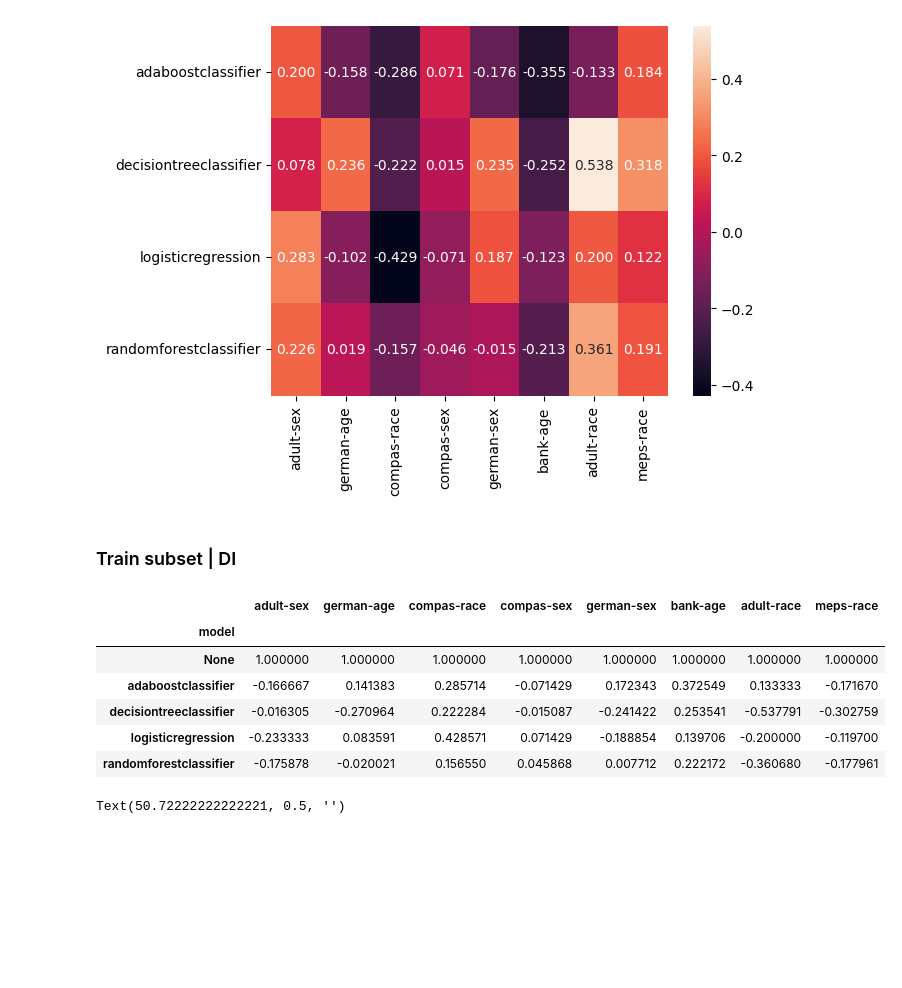
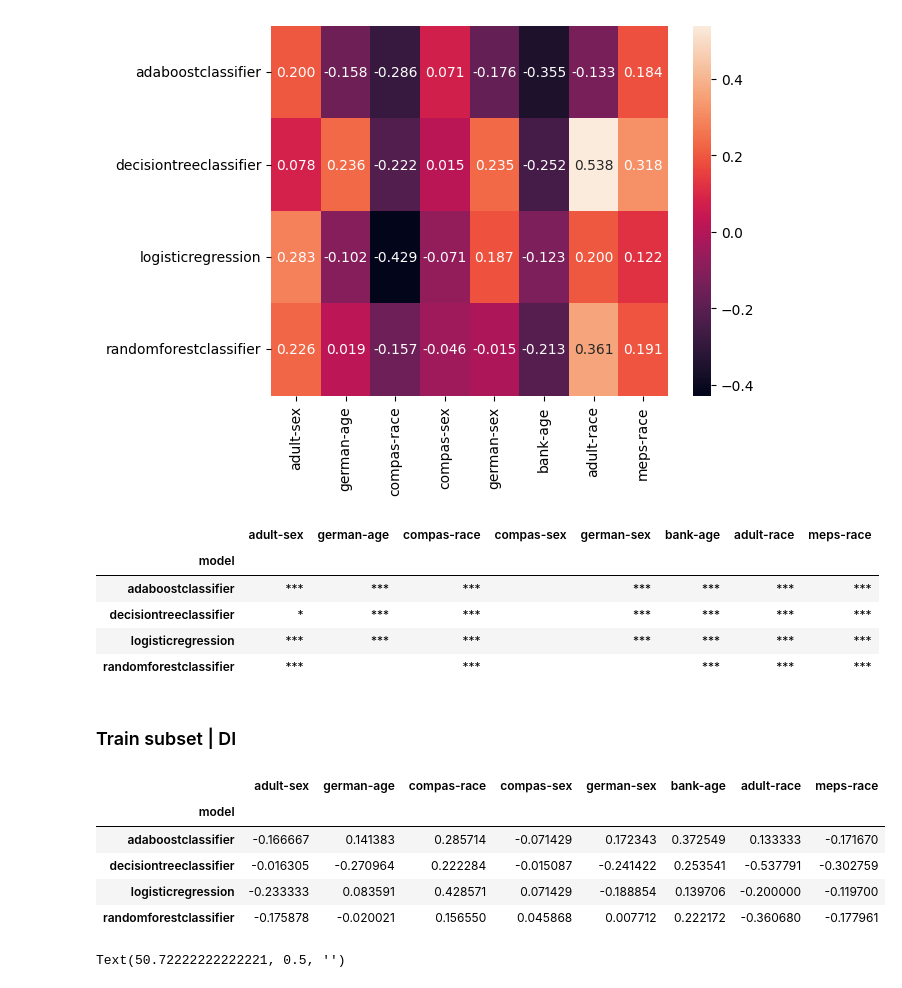
Before and after one commit to arumoy-shome/shome2022qualitative, a Jupyter notebook: docs/exp-feature-sets.ipynb, the cells around one changed output. Drawn from its saved outputs; the diff is of its cells as text; code cells hidden in the pictures; blank space fills up the shorter version.

```diff
--- a/docs/exp-feature-sets.ipynb
+++ b/docs/exp-feature-sets.ipynb
@@ -259,12 +263,17 @@ We will create individual tables for each fairness metric (DI & SPD) calculated
 ### Test subset | DI
 # %%
 # test subset | DI
+from scipy.stats import spearmanr
+
 corr = pd.DataFrame(columns=datasets)
+corr_pvalues = pd.DataFrame(columns=datasets)
+
 for d in datasets:
     _ = data[
             (data["dataset_label"] == d) &
             (data["subset_label"] == "test")
         ]
+    _ = _.sort_values(by="num_features")
     _pivots = []
     for n in _["num_features"].unique().tolist():
         _pivots.append(pd.pivot(
@@ -274,8 +283,16 @@ for d in datasets:
             values="disparate_impact",
         ))
         # select the first column
-        corr["{}".format(d)] = pd.concat(_pivots).corr(method="spearman").loc[:, "None"]
+        # corr["{}".format(d)] = pd.concat(_pivots).corr(method="spearman").loc[:, "None"]
+    pivoted = pd.concat(_pivots)
+    c, p = spearmanr(pivoted)
+    corr[d] = c[:, 0]
+    corr_pvalues[d] = p[:, 0]
 
+corr = corr.set_axis(pivoted.columns, axis=0, copy=False)
+corr = corr.drop("None")
+corr_pvalues = corr_pvalues.set_axis(pivoted.columns, axis=0, copy=False)
+corr_pvalues = corr_pvalues.drop("None")
 corr
 # %% [output]
 |  | adult-sex | german-age | compas-race | compas-sex | german-sex | bank-age | adult-race | meps-race |
@@ -298,46 +314,64 @@ ax.set_ylabel(None)
 # %% [output]
 Text(50.72222222222221, 0.5, '')
 [figure]
+# %%
+corr_pvalues.applymap(
+    lambda x: ''.join(['*' for t in [0.01,0.05,0.1] if x<=t])
+)
+# %% [output]
+|  | adult-sex | german-age | compas-race | compas-sex | german-sex | bank-age | adult-race | meps-race |
+| model |  |  |  |  |  |  |  |  |
+| adaboostclassifier | *** | *** | *** |  | *** | *** | *** | *** |
+| decisiontreeclassifier | * | *** | *** |  | *** | *** | *** | *** |
+| logisticregression | *** | *** | *** |  | *** | *** | *** | *** |
+| randomforestclassifier | *** |  | *** |  |  | *** | *** | *** |
 # %% [markdown]
 ### Train subset | DI
 # %%
 # train subset | DI
 corr = pd.DataFrame(columns=datasets)
+corr_pvalues = pd.DataFrame(columns=datasets)
 _frames = []
 
 # grab the train data fairness metrics
 _ = data[
     (data["model"] == "None") &
     (data["subset_label"] == "train")
 ]
 _frames.append(_)
 
 # grab the model metrics
 _ = data[(data["model"] != "None")]
 _frames.append(_)
 
 frames = pd.concat(_frames)
 
 for d in datasets:
     _ = frames[
             (frames["dataset_label"] == d)
         ]
+    _ = _.sort_values(by="num_features")
     _pivots = []
     for n in _["num_features"].unique().tolist():
         _pivots.append(pd.pivot(
             data=_[_["num_features"] == n],
             index="iteration",
             columns="model",
             values="disparate_impact",
         ))
-        # select the first column
-        corr["{}".format(d)] = pd.concat(_pivots).corr(method="spearman").loc[:, "None"]
+    pivoted = pd.concat(_pivots)
+    c, p = spearmanr(pivoted)
+    corr[d] = c[:, 0]
+    corr_pvalues[d] = p[:, 0]
 
+corr = corr.set_axis(pivoted.columns, axis=0, copy=False)
+corr = corr.drop("None")
+corr_pvalues = corr_pvalues.set_axis(pivoted.columns, axis=0, copy=False)
+corr_pvalues = corr_pvalues.drop("None")
 corr
 # %% [output]
 |  | adult-sex | german-age | compas-race | compas-sex | german-sex | bank-age | adult-race | meps-race |
 | model |  |  |  |  |  |  |  |  |
-| None | 1.000000 | 1.000000 | 1.000000 | 1.000000 | 1.000000 | 1.000000 | 1.000000 | 1.000000 |
 | adaboostclassifier | -0.166667 | 0.141383 | 0.285714 | -0.071429 | 0.172343 | 0.372549 | 0.133333 | -0.171670 |
 | decisiontreeclassifier | -0.016305 | -0.270964 | 0.222284 | -0.015087 | -0.241422 | 0.253541 | -0.537791 | -0.302759 |
 | logisticregression | -0.233333 | 0.083591 | 0.428571 | 0.071429 | -0.188854 | 0.139706 | -0.200000 | -0.119700 |
```
Also changed, not shown: parts of 10 cells of this notebook, 1 other file.
